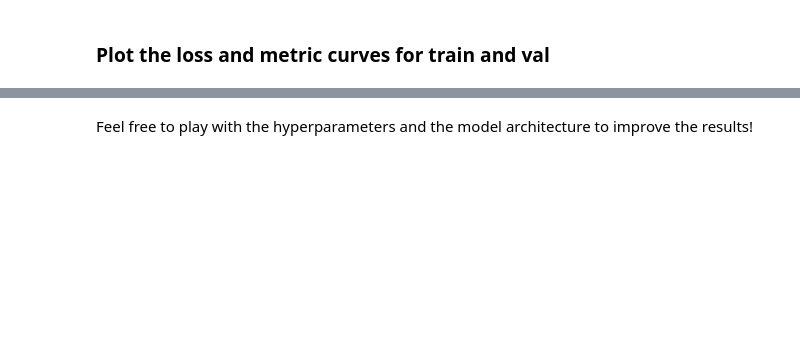
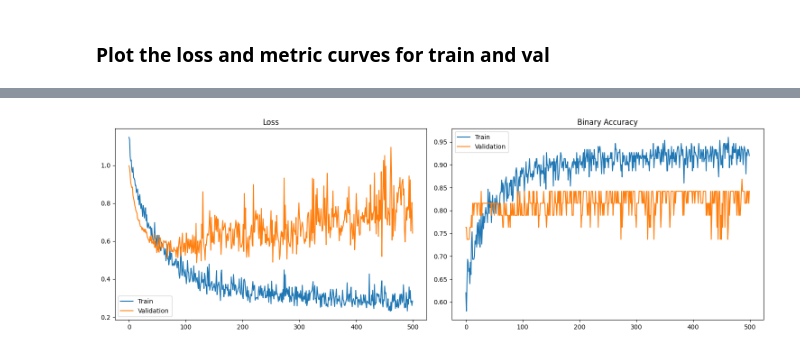
Before and after one commit to Matthieu-Speismann/Projet_3A_GNN, a Jupyter notebook: code/tfgnn_intro_mutag_example.ipynb, the cells around one changed output, grey strips where cells are left out. Saved outputs shown, nothing was run; the diff lists cells and outputs as text; code cells hidden in the pictures; blank space fills up the shorter version.

```diff
--- a/code/tfgnn_intro_mutag_example.ipynb
+++ b/code/tfgnn_intro_mutag_example.ipynb
@@ -332,11 +360,10 @@ def _build_model(
 # %%
 model_input_graph_spec, label_spec = train_ds.element_spec
 del label_spec # Unused.
-model = _build_model(model_input_graph_spec)
+model = build_model(model_input_graph_spec, next_state_dim=256)
 # %%
 loss = tf.keras.losses.BinaryCrossentropy(from_logits=True)
-metrics = [tf.keras.metrics.BinaryAccuracy(threshold=0.),
-            tf.keras.metrics.BinaryCrossentropy(from_logits=True)]
+metrics = [tf.keras.metrics.BinaryAccuracy(threshold=0.)]
 # %% [markdown]
 #### Compile the keras model
 # %%
@@ -366,6 +393,6 @@ _________________________________________________________________
 # %%
 history = model.fit(train_ds_batched,
                     steps_per_epoch=10,
-                    epochs=200,
+                    epochs=500,
                     validation_data=val_ds_batched)
 # %% [output]
@@ -389,7 +416,2 @@ Epoch 200/200
 # %% [markdown]
 ### Plot the loss and metric curves for train and val
-# %%
-for k, hist in history.history.items():
-  plt.plot(hist)
-  plt.title(k)
-  plt.show()
@@ -403,2 +418,29 @@ for k, hist in history.history.items():
-# %% [markdown]
-Feel free to play with the hyperparameters and the model architecture to improve the results!
+# %%
+hists = []
+titles = []
+for k, hist in history.history.items():
+  hists.append(hist)
+  titles.append(k)
+
+train_loss, train_accuracy, val_loss, val_accuracy = hists
+
+plt.figure(figsize=(15, 5))
+
+# Subplot 1: Train loss vs Validation loss
+plt.subplot(1, 2, 1)
+plt.plot(train_loss, label="Train")
+plt.plot(val_loss, label="Validation")
+plt.title("Loss")
+plt.legend()
+
+# Subplot 2: Train binary accuracy vs Validation binary accuracy
+plt.subplot(1, 2, 2)
+plt.plot(train_accuracy, label="Train")
+plt.plot(val_accuracy, label="Validation")
+plt.title("Binary Accuracy")
+plt.legend()
+
+plt.tight_layout()
+plt.show()
+# %% [output]
+[figure, added]
```
Also changed, not shown: parts of 11 cells of this notebook, 1 other file.
